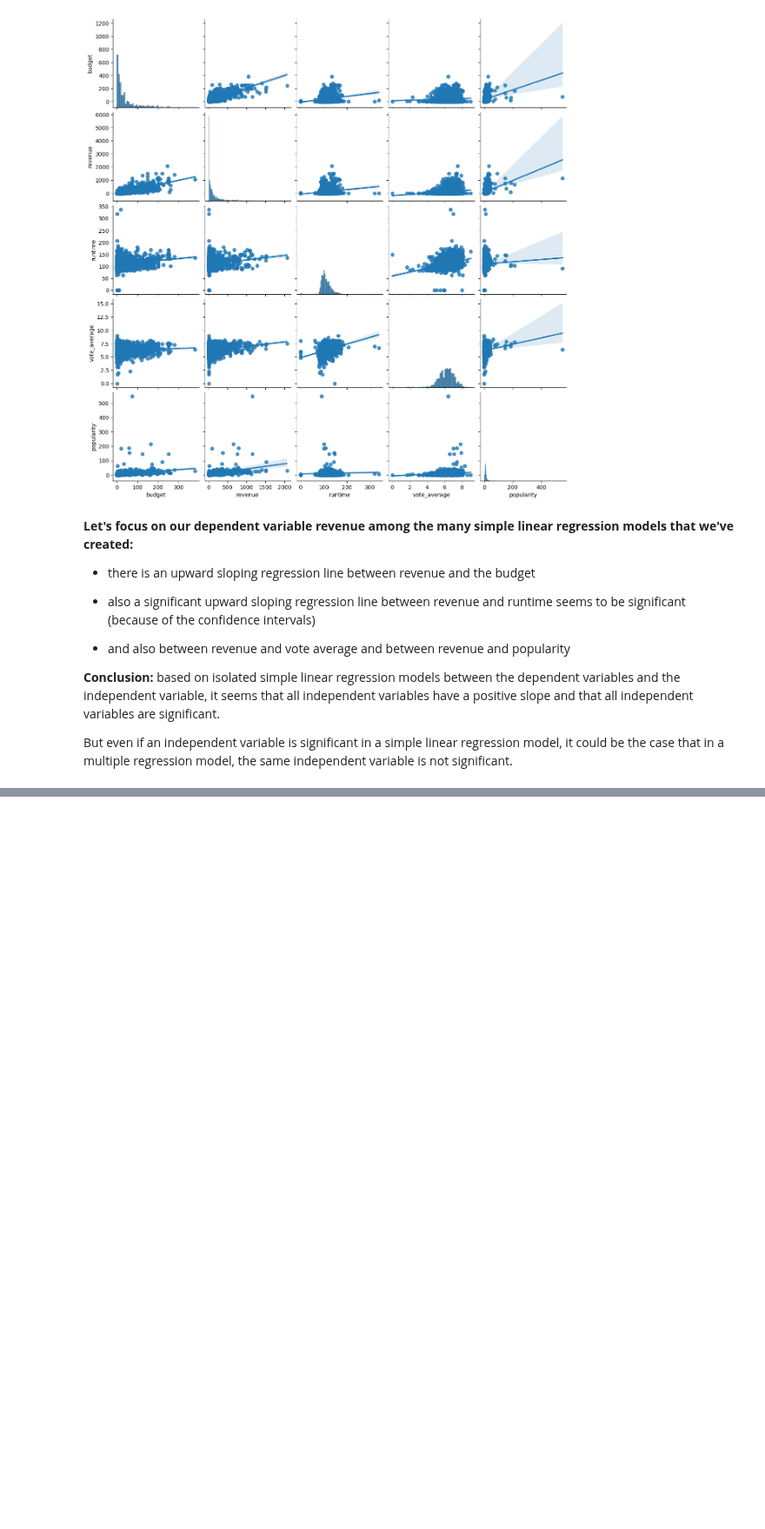
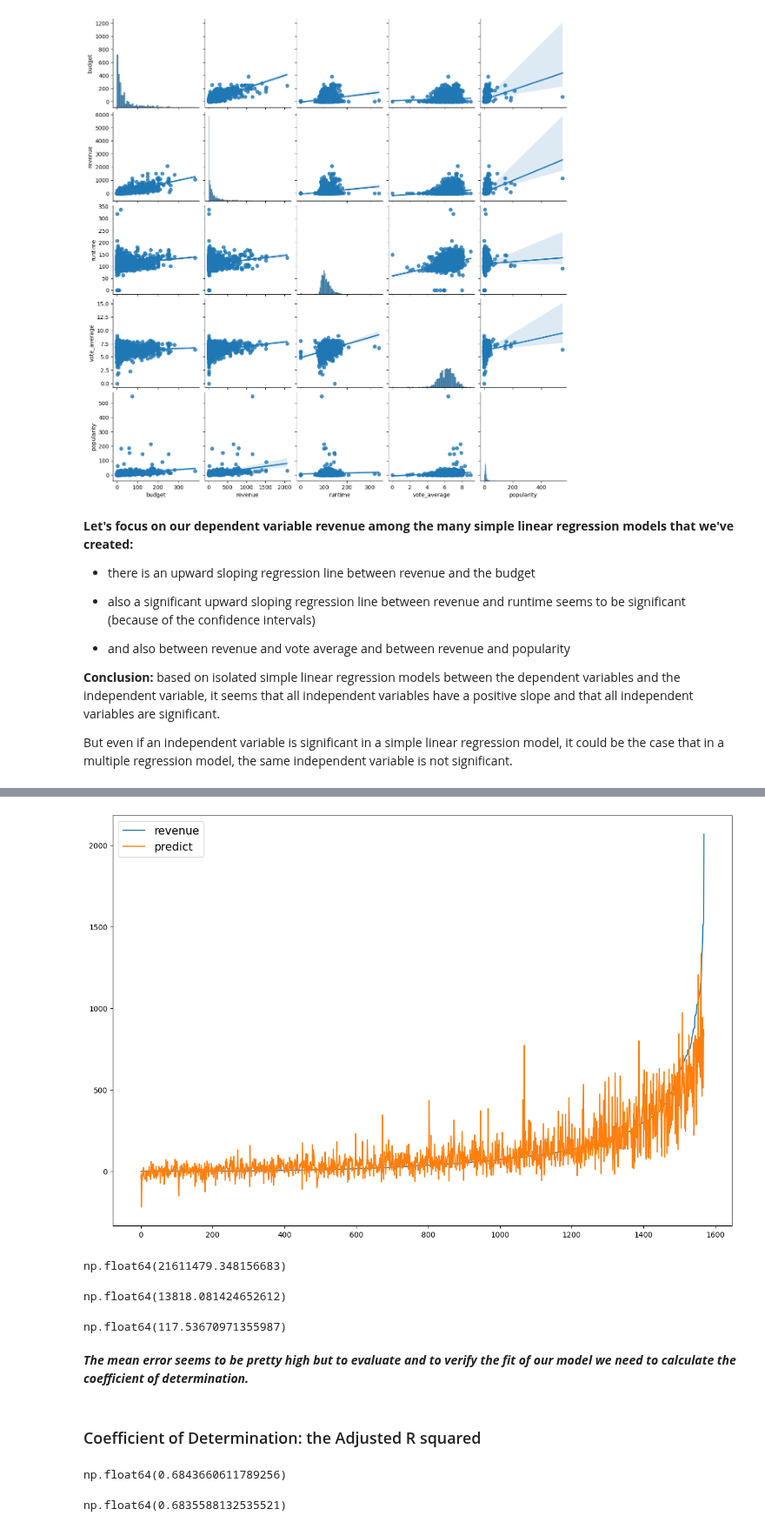
Before and after one commit to mindeleven/Analyzing-financial-data-with-python-and-rust, a Jupyter notebook: algorithmic_trading/python-for-finance-hagmann/Notebooks/ch27012_multiple_regression_model.ipynb, the cells around one changed output, grey strips where cells are left out. Shown at 87% size. Drawn from its saved outputs; the diff is of its cells as text; code cells hidden in the pictures; blank space fills up the shorter version.

Commit message:
Multiple Regression Analysis (OLS) with statsmodels

```diff
--- a/algorithmic_trading/python-for-finance-hagmann/Notebooks/ch27012_multiple_regression_model.ipynb
+++ b/algorithmic_trading/python-for-finance-hagmann/Notebooks/ch27012_multiple_regression_model.ipynb
@@ -277,0 +314,6 @@ But even if an independent variable is significant in a simple linear regression
+# %%
+# for the ols function of statsmodels we have to define a formula as this string
+# first we have the revenue column where we have the dependent variable
+# we have budget as the first independent variable and then we add some more independent variables with the plus sign
+# we take all the data from the dataframe df
+model = ols("revenue ~ budget + runtime + vote_average + popularity", data = df) # creating a multiple linear regression model
@@ -277,0 +324,2 @@ But even if an independent variable is significant in a simple linear regression
+# %%
+results = model.fit() # fitting the model
@@ -277,0 +344,3 @@ But even if an independent variable is significant in a simple linear regression
+# %%
+# inserting the new column predict before the index position
+df.insert(loc = 2, column = "predict", value = results.predict())
@@ -277,0 +397,5 @@ But even if an independent variable is significant in a simple linear regression
+# %%
+# to actually visualize actual values versus forecasted values
+# first let's sort the rows by the revenue column and reset the index to a range index
+# re-sortig by the revenue column from low to high
+df = df.sort_values("revenue").reset_index()
@@ -277,0 +418,35 @@ But even if an independent variable is significant in a simple linear regression
+# %%
+# creating a line plot for the revenue column and also for the predict column
+df.loc[:, ["revenue", "predict"]].plot(figsize = (15, 10))
+plt.legend(fontsize = 15)
+plt.show()
+# %% [output]
+[figure, added]
+# %%
+results.ssr # sum of squared errors
+# %% [output]
+np.float64(21611479.348156683)
+# %%
+results.mse_resid # mean squared error in square units
+# %% [output]
+np.float64(13818.081424652612)
+# %%
+# as the mean squared error in square units we take the square root to get a number that we can interpret
+# by taking the square root we get to 170 and million dollar.
+# which is actually the mean of the average error of our regression model
+# so on average the truer revenue is plus or minus 117 million away from the predicted values
+results.mse_resid**0.5
+# %% [output]
+np.float64(117.53670971355987)
+# %% [markdown]
+***The mean error seems to be pretty high but to evaluate and to verify the fit of our model we need to calculate the coefficient of determination.***
+# %% [markdown]
+### Coefficient of Determination: the Adjusted R squared
+# %%
+results.rsquared
+# %% [output]
+np.float64(0.6843660611789256)
+# %%
+results.rsquared_adj
+# %% [output]
+np.float64(0.6835588132535521)
```
Also changed, not shown: parts of 28 cells of this notebook.
